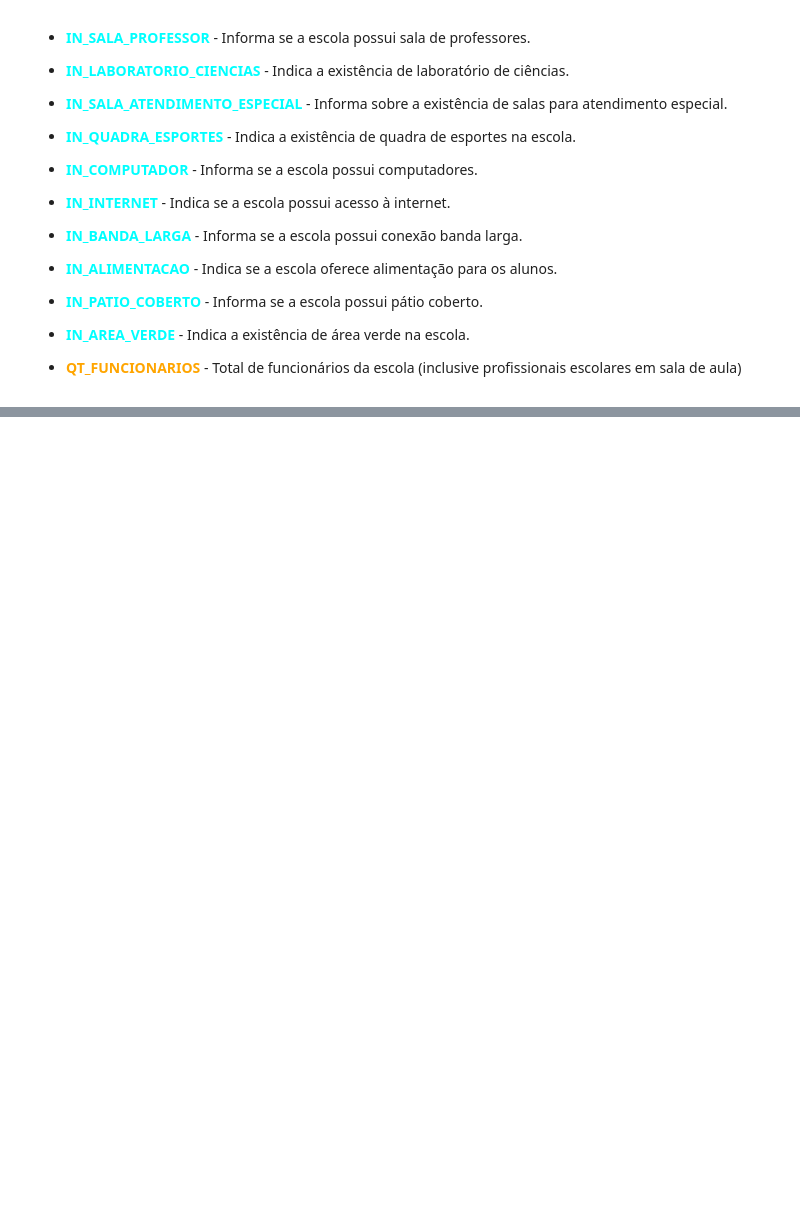
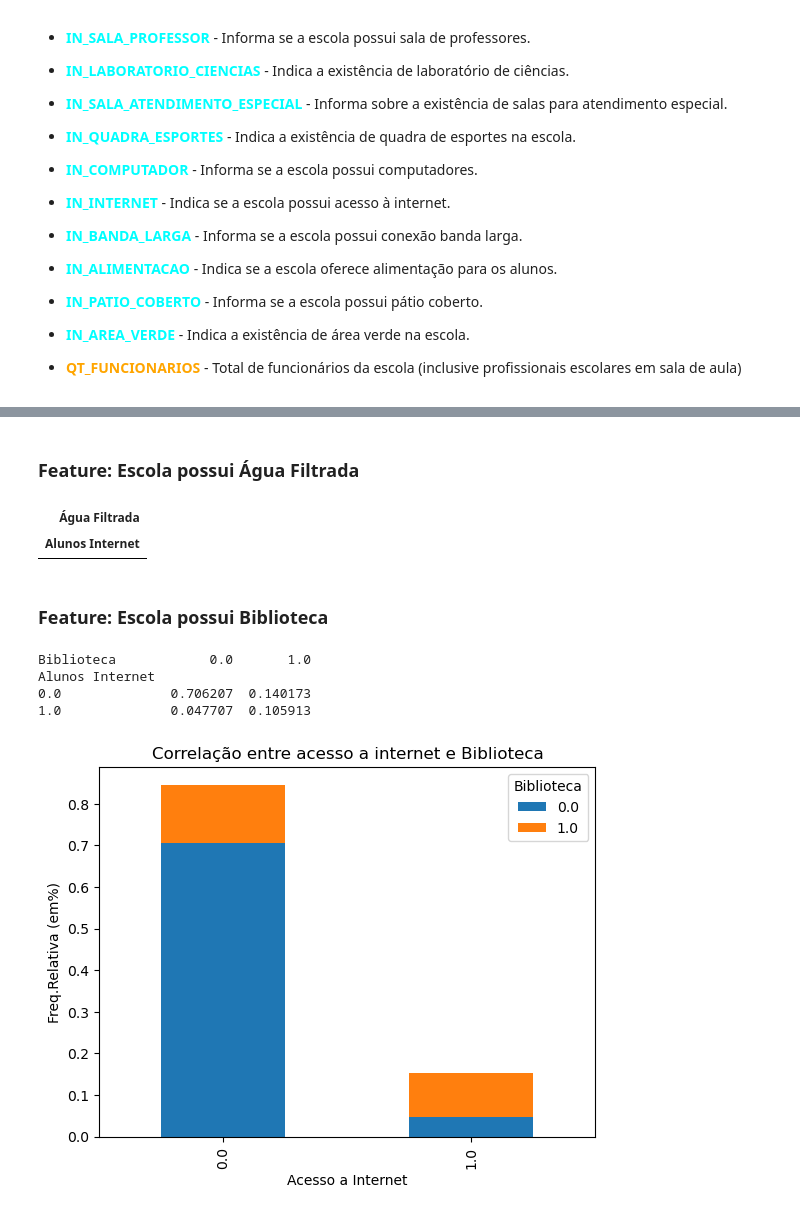
Before and after one commit to joaolindenberg/P2_CEDA2, a Jupyter notebook: main.ipynb, the cells around one changed output, grey strips where cells are left out. Cells and saved outputs as stored; diff of their text form; code cells hidden in the pictures; blank space fills up the shorter version.

```diff
--- a/main.ipynb
+++ b/main.ipynb
@@ -156,0 +263,26 @@ em sala de aula)
+# %% [markdown]
+### Feature: Escola possui Água Filtrada
+# %%
+cross_table_Água_filtrada = (pd.crosstab(df_projeto['Alunos Internet'], df_projeto['Água Filtrada'])/len(df_projeto))*100
+cross_table_Água_filtrada
+# %% [output]
+| Água Filtrada |
+| Alunos Internet |
+# %% [markdown]
+### Feature: Escola possui Biblioteca
+# %%
+cross_table_Urbana_Rural = pd.crosstab(df_projeto['Alunos Internet'], df_projeto['Biblioteca'], normalize=True)
+
+print(cross_table_Urbana_Rural)
+
+cross_table_Urbana_Rural.plot(kind='bar', stacked=True)
+plt.title('Correlação entre acesso a internet e Biblioteca')
+plt.xlabel('Acesso a Internet')
+plt.ylabel('Freq.Relativa (em%)')
+plt.show()
+# %% [output]
+Biblioteca            0.0       1.0
+Alunos Internet
+0.0              0.706207  0.140173
+1.0              0.047707  0.105913
+[figure, added]
```
Also changed, not shown: parts of 35 cells of this notebook.
